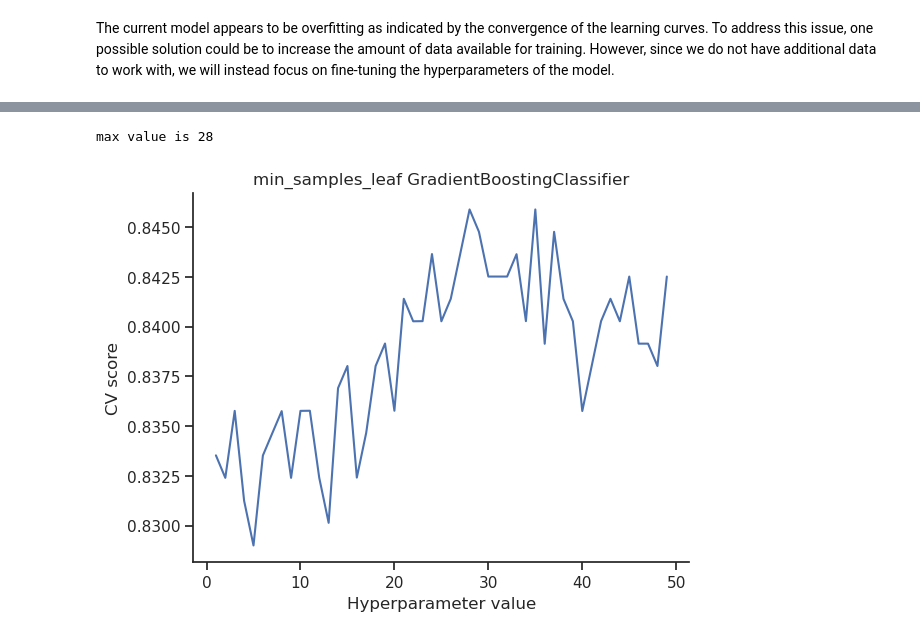
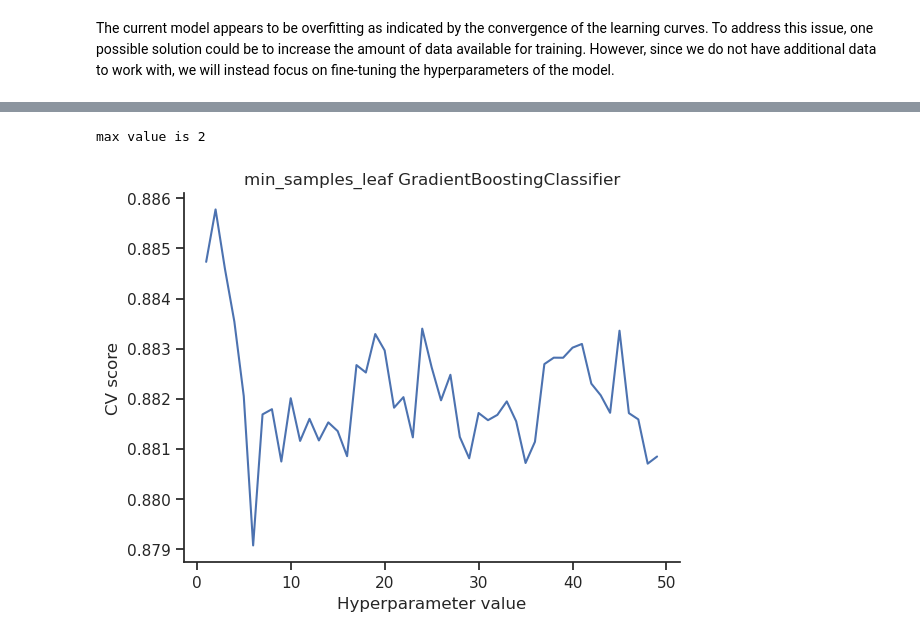
Before and after one commit to 0xkerem/Data_Science, a Jupyter notebook: Classification/Kaggle_Titanic_Machine_Learning_from_Disaster.ipynb, the cells around one changed output, grey strips where cells are left out. Cells and saved outputs as stored; diff of their text form; code cells hidden in the pictures.

```diff
--- a/Classification/Kaggle_Titanic_Machine_Learning_from_Disaster.ipynb
+++ b/Classification/Kaggle_Titanic_Machine_Learning_from_Disaster.ipynb
@@ -257,0 +742,2 @@ X_test = pd.DataFrame(imputer.fit_transform(X_test), columns=X_test.columns)
+# %%
+X_train, X_test = data.loc[:890], data.loc[891:]
@@ -810,12 +1333,13 @@ hp_vals = [100, 150, 200, 250, 300, 350, 400]
 for val in hp_vals:
     model = GradientBoostingClassifier(n_estimators=val,
                                        random_state=42)
-    mean_cvs = np.mean(cross_val_score(model, X_train, y_train, cv=kfold5, scoring='accuracy'))
+    mean_cvs = np.mean(cross_val_score(model, X_train, y_train, cv=kfold5, scoring='roc_auc'))
     curve.append(mean_cvs)
+    gbc_n_estimators = hp_vals[curve.index(max(curve))]
 
-print('max value is', hp_vals[curve.index(max(curve))])
+print('max value is', gbc_n_estimators)
 
 hp_curve = sns.lineplot(x=hp_vals, y=curve)
 hp_curve.set(title='n_estimators GradientBoostingClassifier', xlabel='Hyperparameter value', ylabel='CV score')
-plt.show(block=False)
+plt.show()
 # %% [output]
@@ -826,15 +1350,16 @@ curve = []
 hp_vals = range(1, 50)
 for val in hp_vals:
     model = GradientBoostingClassifier(max_depth=val,
-                                       n_estimators=200,
+                                       n_estimators=gbc_n_estimators,
                                        random_state=42)
-    mean_cvs = np.mean(cross_val_score(model, X_train, y_train, cv=kfold5, scoring='accuracy'))
+    mean_cvs = np.mean(cross_val_score(model, X_train, y_train, cv=kfold5, scoring='roc_auc'))
     curve.append(mean_cvs)
+    gbc_max_depth = hp_vals[curve.index(max(curve))]
 
-print('max value is', hp_vals[curve.index(max(curve))])
+print('max value is', gbc_max_depth)
 
 hp_curve = sns.lineplot(x=hp_vals, y=curve)
 hp_curve.set(title='max_depth GradientBoostingClassifier', xlabel='Hyperparameter value', ylabel='CV score')
-plt.show(block=False)
+plt.show()
 # %% [output]
 max value is 3
@@ -844,15 +1369,16 @@ curve = []
 hp_vals = range(1, 9)
 for val in hp_vals:
     model = GradientBoostingClassifier(max_features=val,
-                                       max_depth=3,
-                                       n_estimators=200,
+                                       max_depth=gbc_max_depth,
+                                       n_estimators=gbc_n_estimators,
                                        random_state=42)
-    mean_cvs = np.mean(cross_val_score(model, X_train, y_train, cv=kfold5, scoring='accuracy'))
+    mean_cvs = np.mean(cross_val_score(model, X_train, y_train, cv=kfold5, scoring='roc_auc'))
     curve.append(mean_cvs)
+    gbc_max_features = hp_vals[curve.index(max(curve))]
 
-print('max value is', hp_vals[curve.index(max(curve))])
+print('max value is', gbc_max_features)
 
 hp_curve = sns.lineplot(x=hp_vals, y=curve)
 hp_curve.set(title='max_features GradientBoostingClassifier', xlabel='Hyperparameter value', ylabel='CV score')
-plt.show(block=False)
+plt.show()
 # %% [output]
@@ -861,23 +1387,24 @@ max value is 2
 # %%
 curve = []
 hp_vals = range(1, 50)
 for val in hp_vals:
     model = GradientBoostingClassifier(min_samples_leaf=val,
-                                       max_features=2,
-                                       max_depth=3,
-                                       n_estimators=200,
+                                       max_features=gbc_max_features,
+                                       max_depth=gbc_max_depth,
+                                       n_estimators=gbc_n_estimators,
                                        random_state=42)
-    mean_cvs = np.mean(cross_val_score(model, X_train, y_train, cv=kfold5, scoring='accuracy'))
+    mean_cvs = np.mean(cross_val_score(model, X_train, y_train, cv=kfold5, scoring='roc_auc'))
     curve.append(mean_cvs)
+    gbc_min_samples_leaf = hp_vals[curve.index(max(curve))]
 
-print('max value is', hp_vals[curve.index(max(curve))])
+print('max value is', gbc_min_samples_leaf)
 
 hp_curve = sns.lineplot(x=hp_vals, y=curve)
 hp_curve.set(title='min_samples_leaf GradientBoostingClassifier', xlabel='Hyperparameter value', ylabel='CV score')
-plt.show(block=False)
+plt.show()
 # %% [output]
-max value is 28
+max value is 2
-[figure, old version]
+[figure, new version]
 # %%
 curve = []
 hp_vals = range(2, 50)
```
Also changed, not shown: parts of 171 cells of this notebook.
